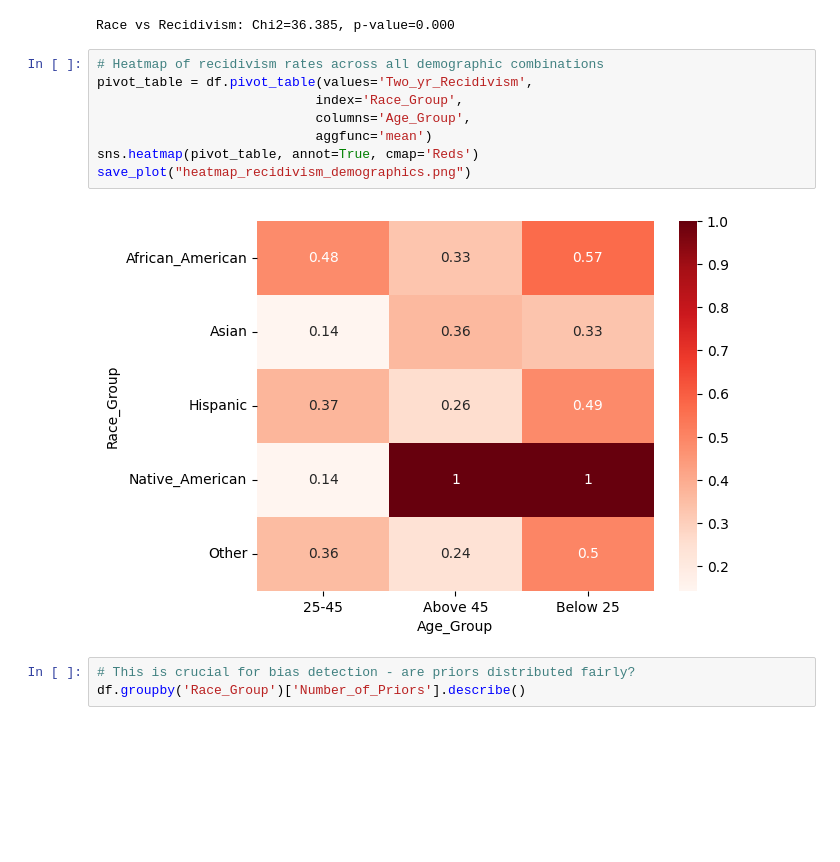
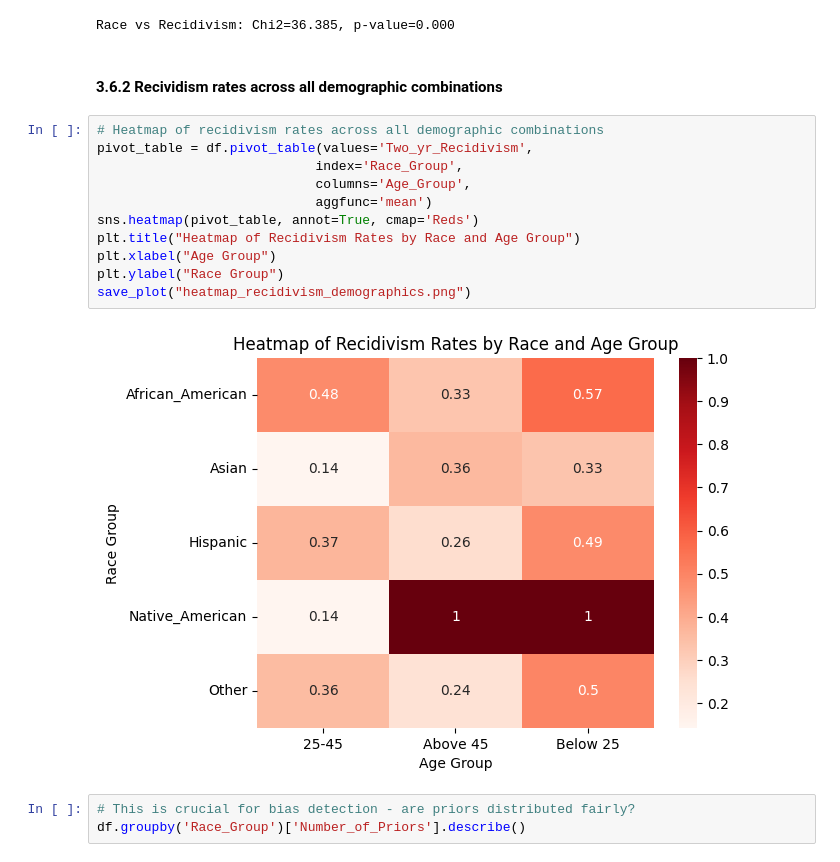
Before and after one commit to MelissaPerez09/fair-ai-compass, a Jupyter notebook: src/main.ipynb, the cells around one changed output. Saved outputs shown, nothing was run; the diff lists cells and outputs as text; blank space fills up the shorter version.

```diff
--- a/src/main.ipynb
+++ b/src/main.ipynb
@@ -375,16 +446,21 @@ chi2, p_value, dof, expected = chi2_contingency(contingency_race)
 print(f"Race vs Recidivism: Chi2={chi2:.3f}, p-value={p_value:.3f}")
 # %% [output]
 Race vs Recidivism: Chi2=36.385, p-value=0.000
+# %% [markdown]
+#### 3.6.2 Recividism rates across all demographic combinations
 # %%
 # Heatmap of recidivism rates across all demographic combinations
 pivot_table = df.pivot_table(values='Two_yr_Recidivism',
                             index='Race_Group',
                             columns='Age_Group',
                             aggfunc='mean')
 sns.heatmap(pivot_table, annot=True, cmap='Reds')
+plt.title("Heatmap of Recidivism Rates by Race and Age Group")
+plt.xlabel("Age Group")
+plt.ylabel("Race Group")
 save_plot("heatmap_recidivism_demographics.png")
 # %% [output]
-[figure, old version]
+[figure, new version]
 # %%
 # This is crucial for bias detection - are priors distributed fairly?
 df.groupby('Race_Group')['Number_of_Priors'].describe()
```
Also changed, not shown: parts of 23 cells of this notebook, 12 other files.
